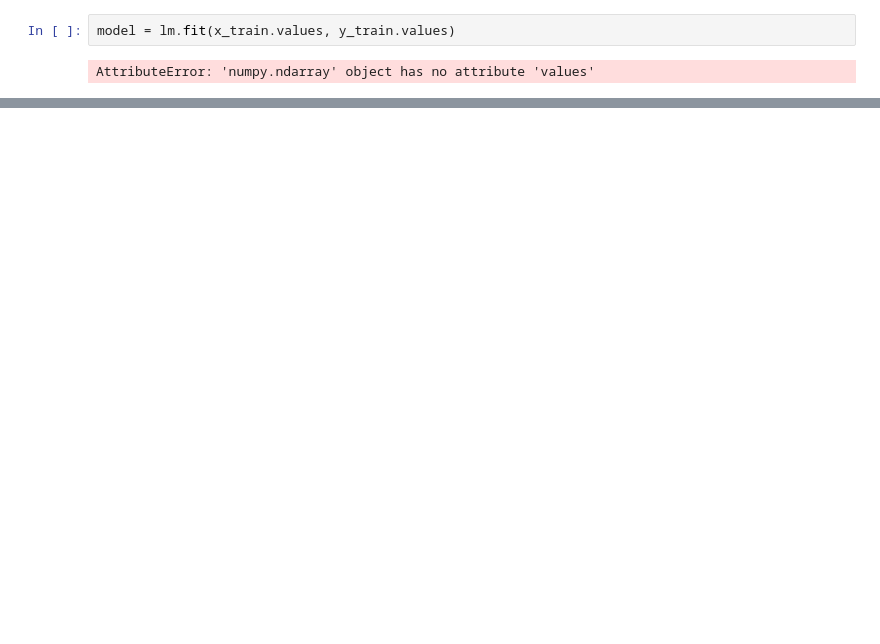
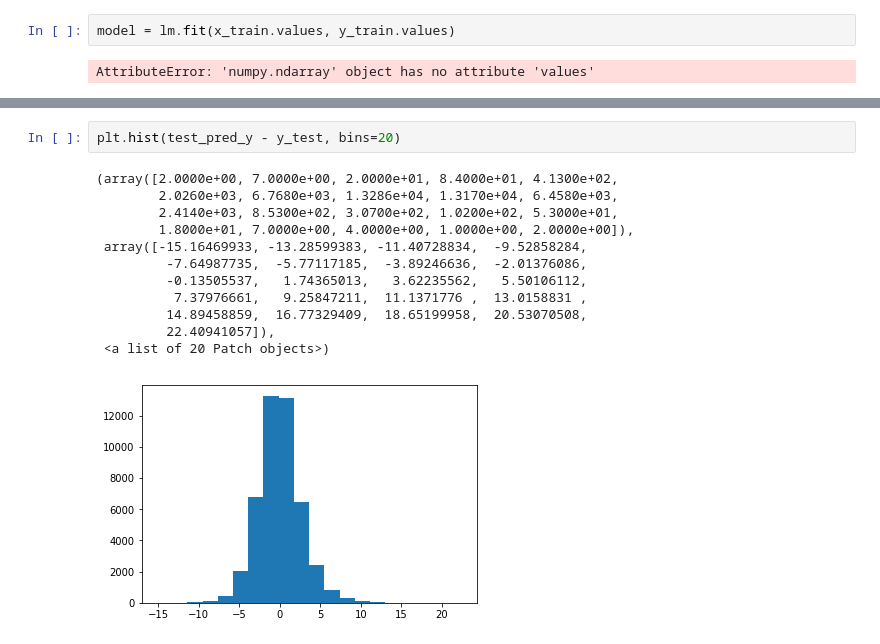
Before and after one commit to sundarkota/project_2, a Jupyter notebook: project2.ipynb, the cells around one changed output, grey strips where cells are left out. Saved outputs shown, nothing was run; the diff lists cells and outputs as text; blank space fills up the shorter version.

```diff
--- a/project2.ipynb
+++ b/project2.ipynb
@@ -287,0 +347,15 @@ AttributeError: 'numpy.ndarray' object has no attribute 'values'
+# %%
+plt.hist(test_pred_y - y_test, bins=20)
+# %% [output]
+(array([2.0000e+00, 7.0000e+00, 2.0000e+01, 8.4000e+01, 4.1300e+02,
+        2.0260e+03, 6.7680e+03, 1.3286e+04, 1.3170e+04, 6.4580e+03,
+        2.4140e+03, 8.5300e+02, 3.0700e+02, 1.0200e+02, 5.3000e+01,
+        1.8000e+01, 7.0000e+00, 4.0000e+00, 1.0000e+00, 2.0000e+00]),
+ array([-15.16469933, -13.28599383, -11.40728834,  -9.52858284,
+         -7.64987735,  -5.77117185,  -3.89246636,  -2.01376086,
+         -0.13505537,   1.74365013,   3.62235562,   5.50106112,
+          7.37976661,   9.25847211,  11.1371776 ,  13.0158831 ,
+         14.89458859,  16.77329409,  18.65199958,  20.53070508,
+         22.40941057]),
+ <a list of 20 Patch objects>)
+[figure, added]
```
Also changed, not shown: parts of 31 cells of this notebook.
